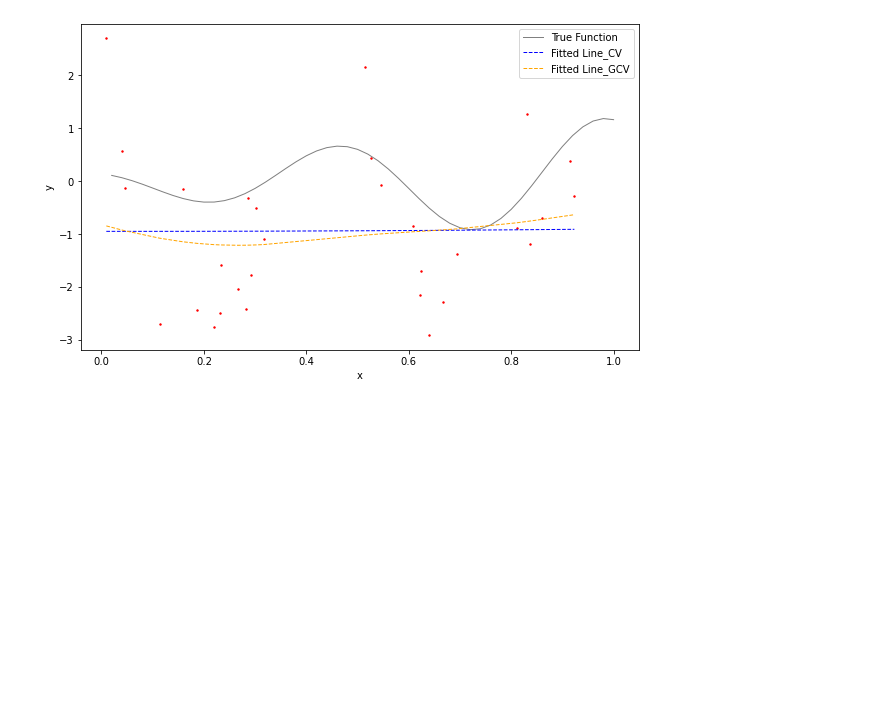
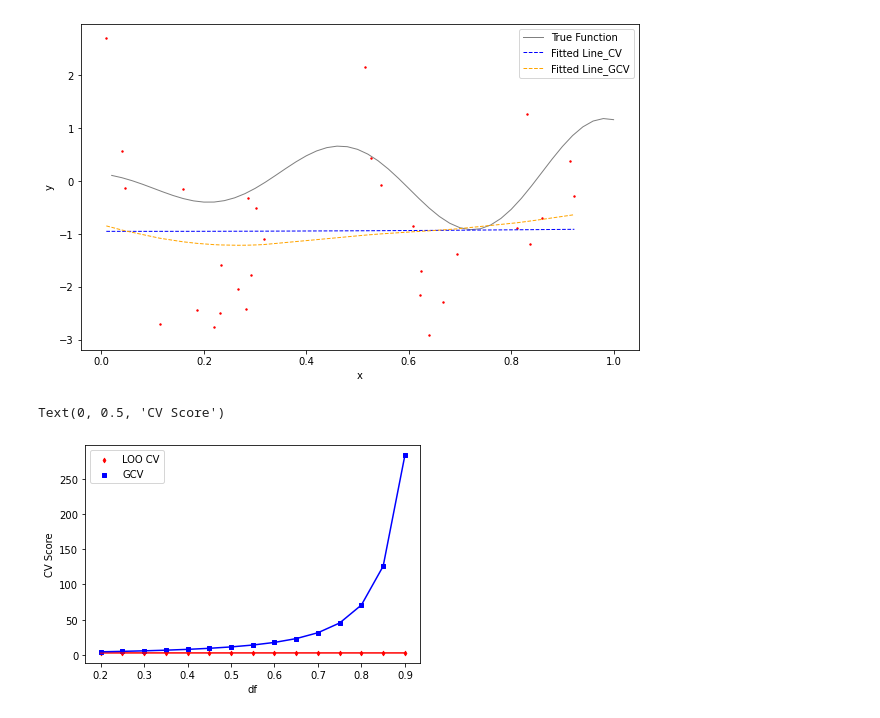
Before and after one commit to richardxs/CS598_Pratical_Statistical_Learning, a Jupyter notebook: Coding3/Assignment3_part1.ipynb, the cells around one changed output. Cells and saved outputs as stored; diff of their text form; code cells hidden in the pictures; blank space fills up the shorter version.

```diff
--- a/Coding3/Assignment3_part1.ipynb
+++ b/Coding3/Assignment3_part1.ipynb
@@ -114,3 +114,22 @@ plt.legend()
 # %% [output]
 <matplotlib.legend.Legend at 0x...>
 [figure]
+# %%
+dfs = span_values
+m = len(dfs)
+my_lcv = np.zeros(m)
+my_gcv = np.zeros(m)
+for i in range(m):
+    df = dfs[i]
+    my_gcv[i] = gcv(x, y, df)
+    my_lcv[i] = loo_cv(x, y, df)
+plt.plot(dfs, my_lcv, color='red')
+plt.scatter(dfs, my_lcv, color='red', marker='d', s=10, label='LOO CV')
+plt.plot(dfs, my_gcv, color='blue')
+plt.scatter(dfs, my_gcv, color='blue', marker='s', s=10, label='GCV')
+plt.legend()
+plt.xlabel("df")
+plt.ylabel("CV Score")
+# %% [output]
+Text(0, 0.5, 'CV Score')
+[figure, added]
```
